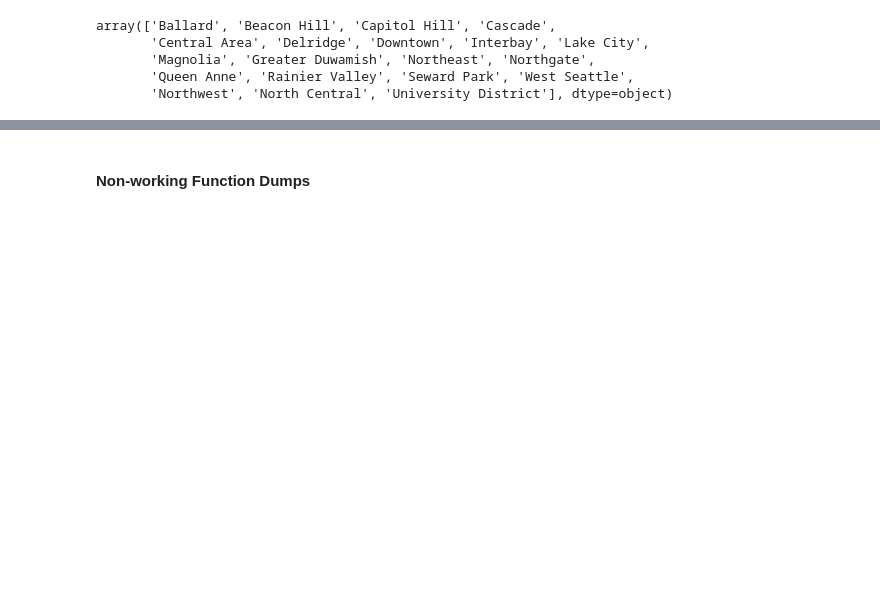
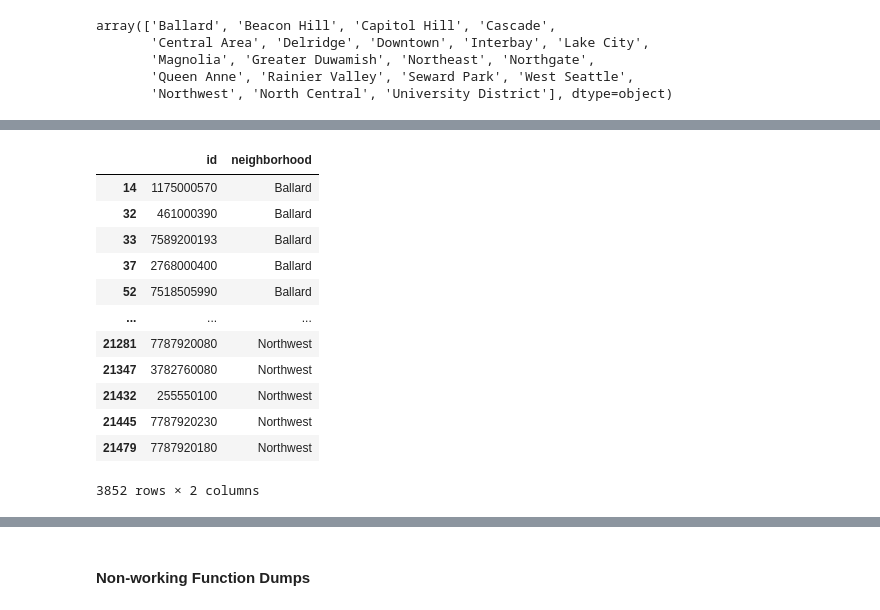
Before and after one commit to hanis-z/King-County-Millenial-homeowner-program, a Jupyter notebook: individualNotebooks/Hanis_notebook_proper.ipynb, the cells around one changed output, grey strips where cells are left out. Saved outputs shown, nothing was run; the diff lists cells and outputs as text; code cells hidden in the pictures; blank space fills up the shorter version.

```diff
--- a/individualNotebooks/Hanis_notebook_proper.ipynb
+++ b/individualNotebooks/Hanis_notebook_proper.ipynb
@@ -323,5 +336,21 @@ housing_city_neigh_gdf.head()
 # %%
 housing_neigh = housing_city_neigh_gdf[['id','neighborhood']]
+# %%
+housing_neigh
+# %% [output]
+|  | id | neighborhood |
+| 14 | 1175000570 | Ballard |
+| 32 | 461000390 | Ballard |
+| 33 | 7589200193 | Ballard |
+| 37 | 2768000400 | Ballard |
+| 52 | 7518505990 | Ballard |
+| ... | ... | ... |
+| 21281 | 7787920080 | Northwest |
+| 21347 | 3782760080 | Northwest |
+| 21432 | 255550100 | Northwest |
+| 21445 | 7787920230 | Northwest |
+| 21479 | 7787920180 | Northwest |
+3852 rows × 2 columns
 # %%
 housing_city_gdf.head()
 # %% [output]
```
Also changed, not shown: parts of 11 cells of this notebook, 1 other file.
